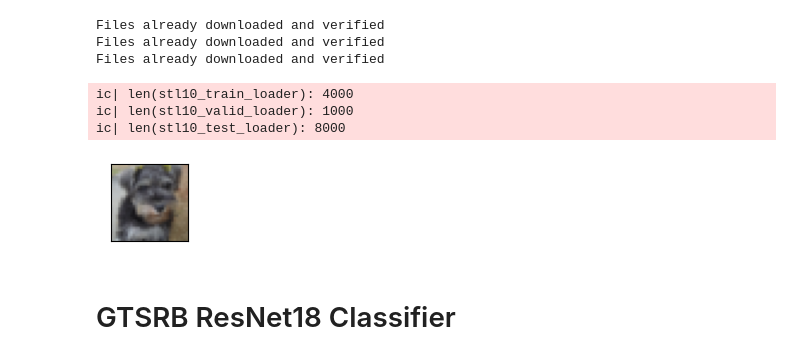
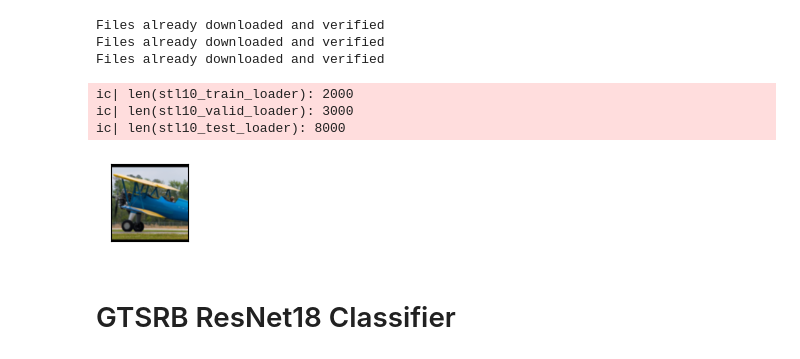
Before and after one commit to danielm322/gtsrb_classifier, a Jupyter notebook: NB_CoRL2023_classification_resnet18_samples.ipynb, the cells around one changed output. Drawn from its saved outputs; the diff is of its cells as text; code cells hidden in the pictures.

```diff
--- a/NB_CoRL2023_classification_resnet18_samples.ipynb
+++ b/NB_CoRL2023_classification_resnet18_samples.ipynb
@@ -229,19 +217,28 @@ torch.Size([1, 3, 32, 32])
 stl10_data_dir = "/media/farnez/Data/DATASETS/stl-10/"
 # %%
 stl10_dm = STL10DataModule(data_dir=stl10_data_dir,
-                           train_val_split=1000,
+                           train_val_split=3000,
                            num_workers=10,
                            batch_size=1,
                            seed=10,
                            drop_last=True,
                            shuffle=True)
 
+# stl10_transforms = transform_lib.Compose([
+#     transform_lib.Resize((32, 32)),
+#     transform_lib.ToTensor(),
+#     transform_lib.Normalize(
+#         mean=(0.43, 0.42, 0.39),
+#         std=(0.27, 0.26, 0.27)
+#     )
+# ])
+
 stl10_transforms = transform_lib.Compose([
-    transform_lib.Resize((32, 32)),
+    transform_lib.Resize((128, 128)),
     transform_lib.ToTensor(),
     transform_lib.Normalize(
-        mean=(0.43, 0.42, 0.39),
-        std=(0.27, 0.26, 0.27)
+        mean=(0.3337, 0.3064, 0.3171),
+        std=(0.2672, 0.2564, 0.2629)
     )
 ])
 
@@ -262,8 +259,8 @@ ic(len(stl10_train_loader));
 ic(len(stl10_valid_loader));
 ic(len(stl10_test_loader));
 # %% [output]
-ic| len(stl10_train_loader): 4000
-ic| len(stl10_valid_loader): 1000
+ic| len(stl10_train_loader): 2000
+ic| len(stl10_valid_loader): 3000
 ic| len(stl10_test_loader): 8000
 # %%
 def unprocess_stl10_image(im,
@@ -292,8 +289,8 @@ dataiter = iter(stl10_train_loader)
 # %%
 samp, lbl = dataiter.next()
 lbl_np = lbl[0].cpu().numpy()
-unprocess_stl10_image(samp[0], plot=True)
+unprocess_stl10_image(samp[0], norm_mean=[0.3337, 0.3064, 0.3171], norm_std=[0.2672, 0.2564, 0.2629], plot=True)
 # %% [output]
-[figure, old version]
+[figure, new version]
 # %% [markdown]
 # GTSRB ResNet18 Classifier
```
Also changed, not shown: parts of 132 cells of this notebook, 8 other files.
